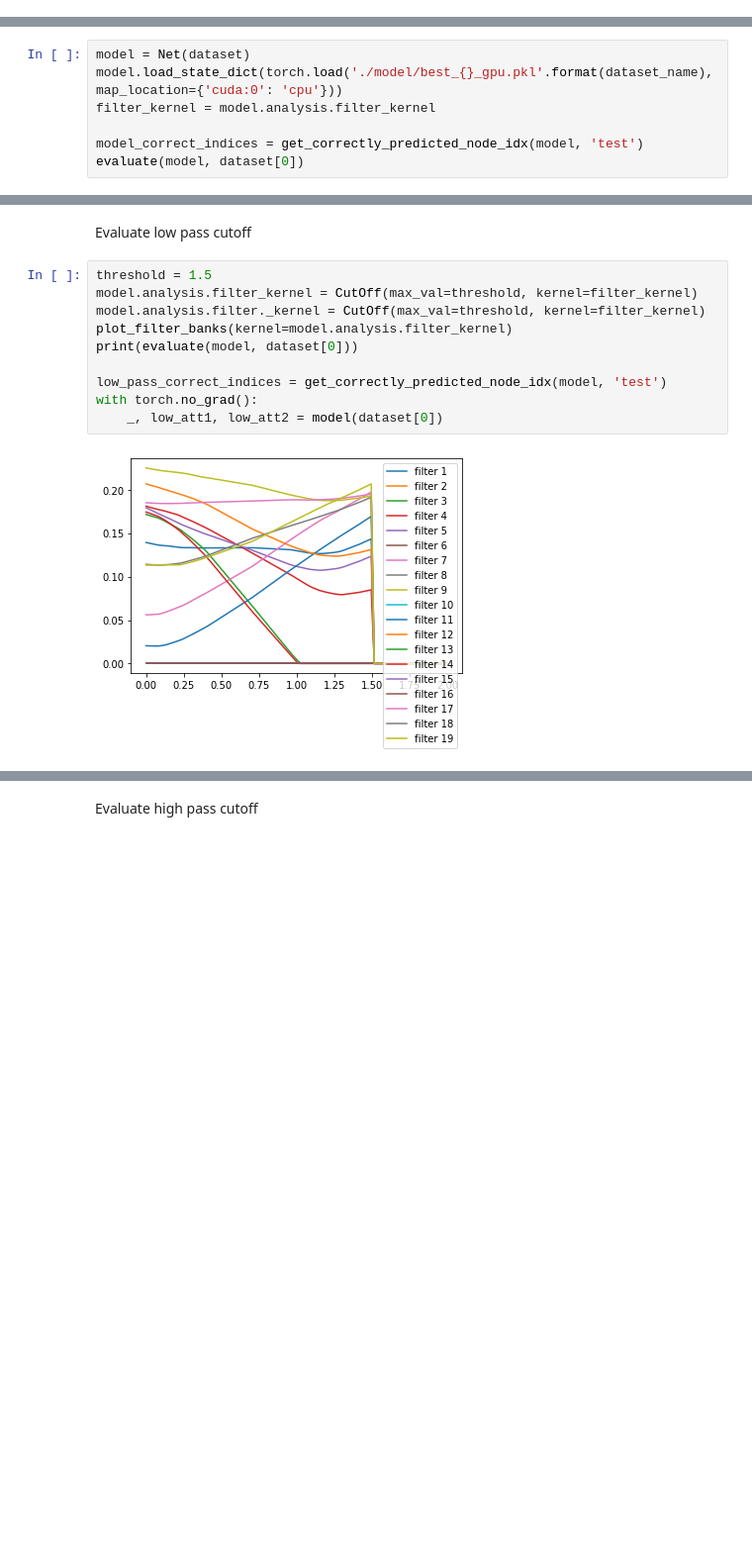
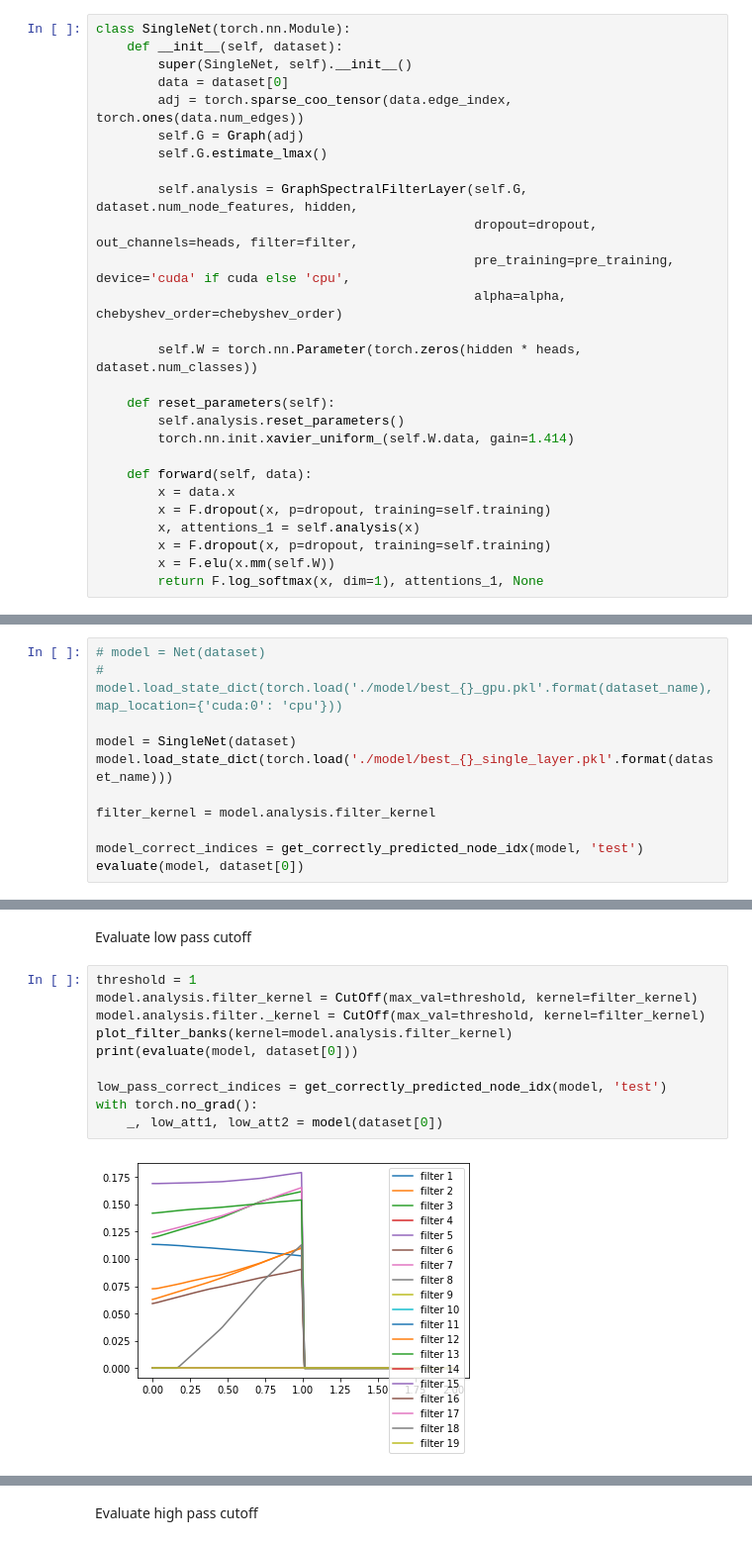
Before and after one commit to seanli3/asgat, a Jupyter notebook: citation/citeseer_frequency_analysis.ipynb, the cells around one changed output, grey strips where cells are left out. Shown at 99% size. Cells and saved outputs as stored; diff of their text form; blank space fills up the shorter version.

```diff
--- a/citation/citeseer_frequency_analysis.ipynb
+++ b/citation/citeseer_frequency_analysis.ipynb
@@ -142,11 +142,42 @@ if cuda:
 # permute_masks = random_planetoid_splits if random_splits else None
 # run(dataset, Net(dataset), runs, epochs, lr, weight_decay,
 #     early_stopping, permute_masks)
+# %%
+class SingleNet(torch.nn.Module):
+    def __init__(self, dataset):
+        super(SingleNet, self).__init__()
+        data = dataset[0]
+        adj = torch.sparse_coo_tensor(data.edge_index, torch.ones(data.num_edges))
+        self.G = Graph(adj)
+        self.G.estimate_lmax()
+
+        self.analysis = GraphSpectralFilterLayer(self.G, dataset.num_node_features, hidden,
+                                                 dropout=dropout, out_channels=heads, filter=filter,
+                                                 pre_training=pre_training, device='cuda' if cuda else 'cpu',
+                                                 alpha=alpha, chebyshev_order=chebyshev_order)
+
+        self.W = torch.nn.Parameter(torch.zeros(hidden * heads, dataset.num_classes))
+
+    def reset_parameters(self):
+        self.analysis.reset_parameters()
+        torch.nn.init.xavier_uniform_(self.W.data, gain=1.414)
+
+    def forward(self, data):
+        x = data.x
+        x = F.dropout(x, p=dropout, training=self.training)
+        x, attentions_1 = self.analysis(x)
+        x = F.dropout(x, p=dropout, training=self.training)
+        x = F.elu(x.mm(self.W))
+        return F.log_softmax(x, dim=1), attentions_1, None
 # %% [markdown]
 Load trained model and evaluate
 # %%
-model = Net(dataset)
-model.load_state_dict(torch.load('./model/best_{}_gpu.pkl'.format(dataset_name),  map_location={'cuda:0': 'cpu'}))
+# model = Net(dataset)
+# model.load_state_dict(torch.load('./model/best_{}_gpu.pkl'.format(dataset_name),  map_location={'cuda:0': 'cpu'}))
+
+model = SingleNet(dataset)
+model.load_state_dict(torch.load('./model/best_{}_single_layer.pkl'.format(dataset_name)))
+
 filter_kernel = model.analysis.filter_kernel
 
 model_correct_indices = get_correctly_predicted_node_idx(model, 'test')
@@ -229,14 +261,14 @@ class CutOff(nn.Module):
 # %% [markdown]
 Evaluate low pass cutoff
 # %%
-threshold = 1.5
+threshold = 1
 model.analysis.filter_kernel = CutOff(max_val=threshold, kernel=filter_kernel)
 model.analysis.filter._kernel = CutOff(max_val=threshold, kernel=filter_kernel)
 plot_filter_banks(kernel=model.analysis.filter_kernel)
 print(evaluate(model, dataset[0]))
 
 low_pass_correct_indices = get_correctly_predicted_node_idx(model, 'test')
 with torch.no_grad():
     _, low_att1, low_att2 = model(dataset[0])
 # %% [output]
-[figure, old version]
+[figure, new version]
```
Also changed, not shown: parts of 15 cells of this notebook.
